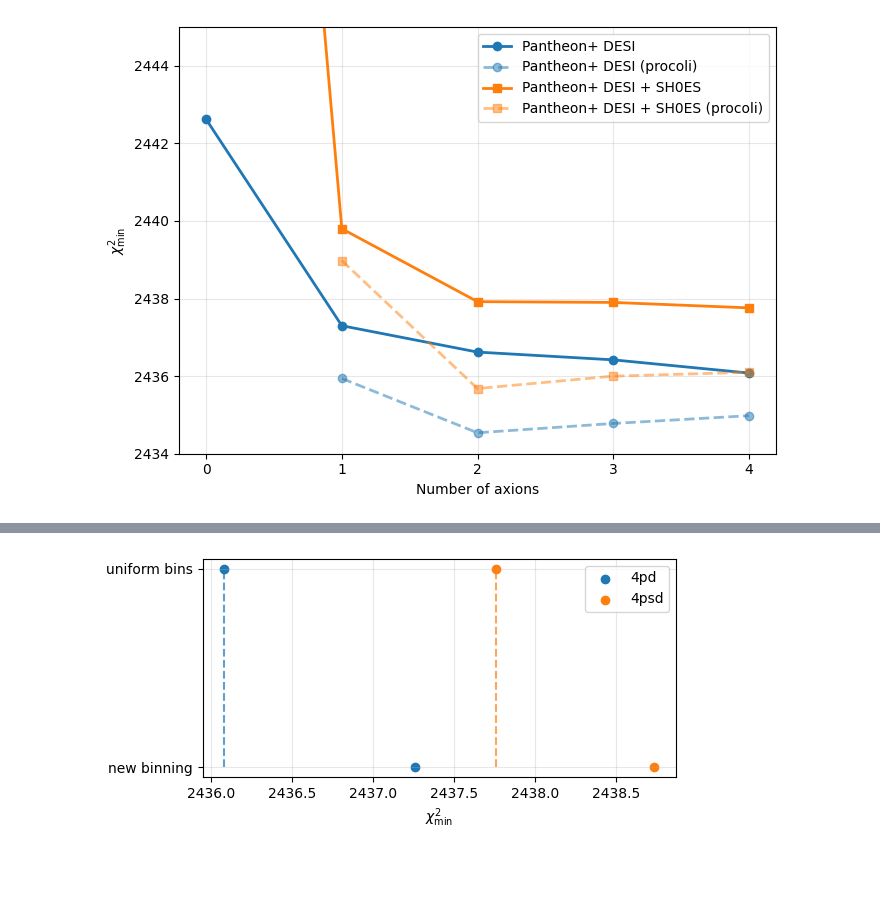
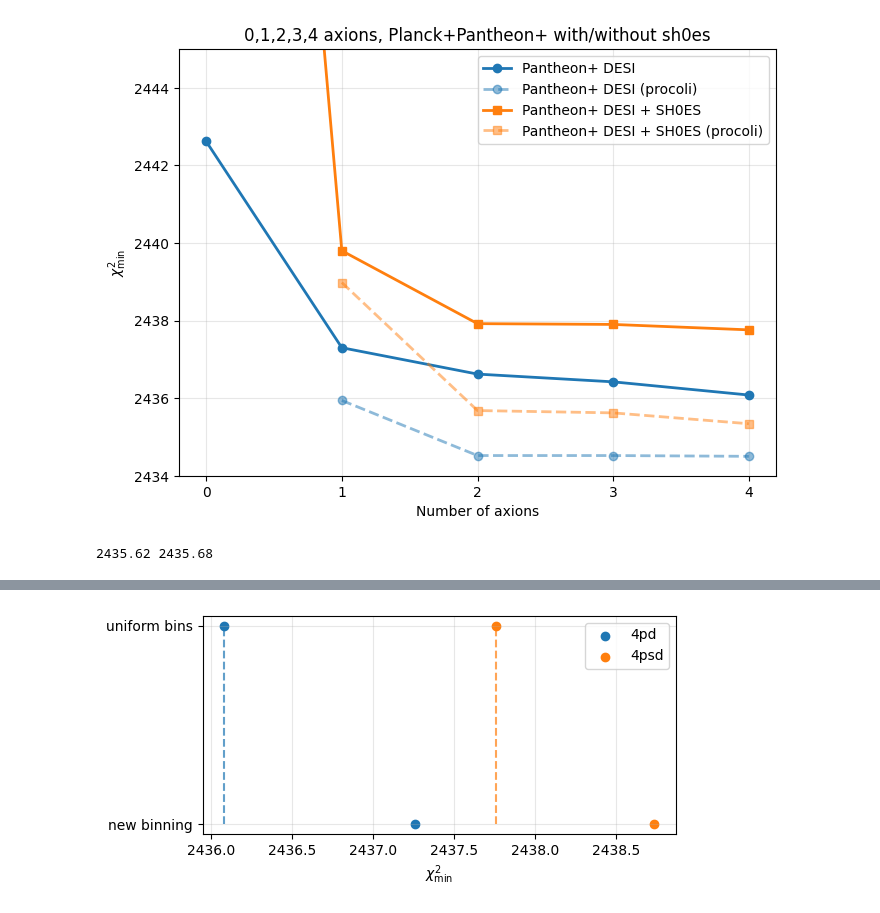
Before and after one commit to marcobeIIa/mAxi_reconstruction_tool, a Jupyter notebook: notebooks/234runs.ipynb, the cells around one changed output, grey strips where cells are left out. Drawn from its saved outputs; the diff is of its cells as text; code cells hidden in the pictures; blank space fills up the shorter version.

```diff
--- a/notebooks/234runs.ipynb
+++ b/notebooks/234runs.ipynb
@@ -386,8 +434,8 @@ min_loglike_psd = []
 min_loglike_psd_procoli = []
 chains_pd = [chain_0pd,chain_1pd, chain_2pd, chain_3pd, chain_4pd]
 chains_psd = [chain_0psd,chain_1psd, chain_2psd, chain_3psd, chain_4psd]
-chains_pd_proc = [chain_0pd,chain_1pd, chain_2pd, chain_3pd_proc, chain_4pd_v2proc]
-chains_psd_proc = [chain_0psd,chain_1psd, chain_2psd, chain_3psd_proc, chain_4psd]
+chains_pd_proc = [chain_0pd,chain_1pd, chain_2pd, chain_3pd, chain_4pd]
+chains_psd_proc = [chain_0psd,chain_1psd, chain_2psd, chain_3psd, chain_4psd]
 for i in range(5):
     chain_pd = chains_pd[i]
     chain_psd = chains_psd[i]
@@ -409,6 +457,7 @@ chi2_pd  = 2 * np.array(min_loglike_pd)
 chi2_pd_procoli  = 2 * np.array(min_loglike_pd_procoli)
 chi2_psd = 2 * np.array(min_loglike_psd)
 chi2_psd_procoli  = 2 * np.array(min_loglike_psd_procoli)
+
 
 plt.figure(figsize=(7, 5))
 
@@ -438,31 +487,35 @@ plt.plot(
 # Pantheon+ DESI + SH0ES
 plt.plot(
     n_axions[min:max],
     chi2_psd[min:max],
     color="C1",
     marker="s",
     lw=2,
     label="Pantheon+ DESI + SH0ES"
 )
 
 plt.plot(
     n_axions[min:max],
     chi2_psd_procoli[min:max],
     color="C1",
     marker="s",
     lw=2,
     linestyle="--",
     alpha=0.5,
     label="Pantheon+ DESI + SH0ES (procoli)"
 )
 
 plt.xlabel("Number of axions")
 plt.ylabel(r"$\chi^2_{\mathrm{min}}$")
 plt.xticks(n_axions)
 plt.legend()
 plt.grid(alpha=0.3)
 plt.ylim(2434,2445)
 plt.tight_layout()
+plt.title("0,1,2,3,4 axions, Planck+Pantheon+ with/without sh0es")
 plt.show()
+
+print(chi2_psd_procoli[max-2],chi2_psd_procoli[max-3])
 # %% [output]
-[figure, old version]
+[figure, new version]
+2435.62 2435.68
```
Also changed, not shown: parts of 8 cells of this notebook, 2 other files.
